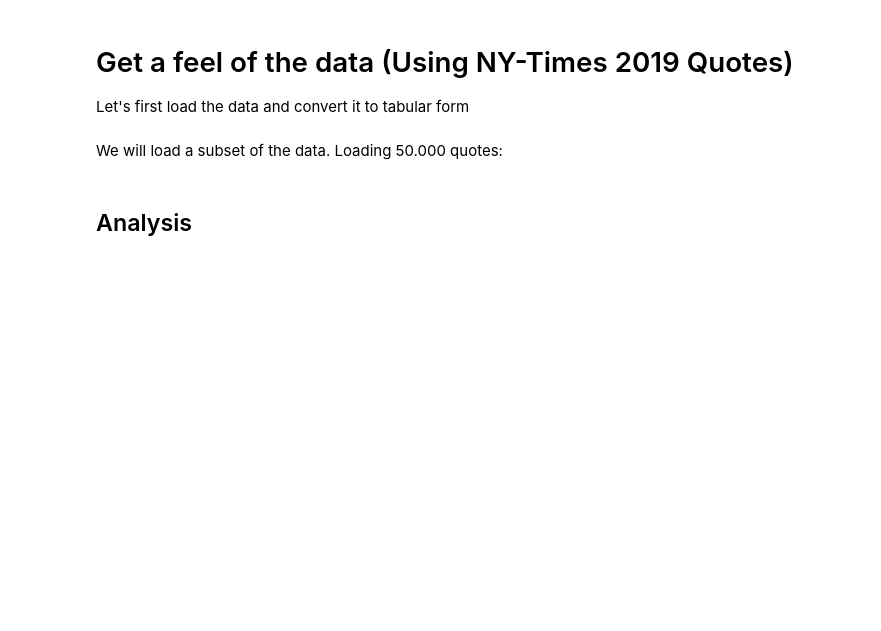
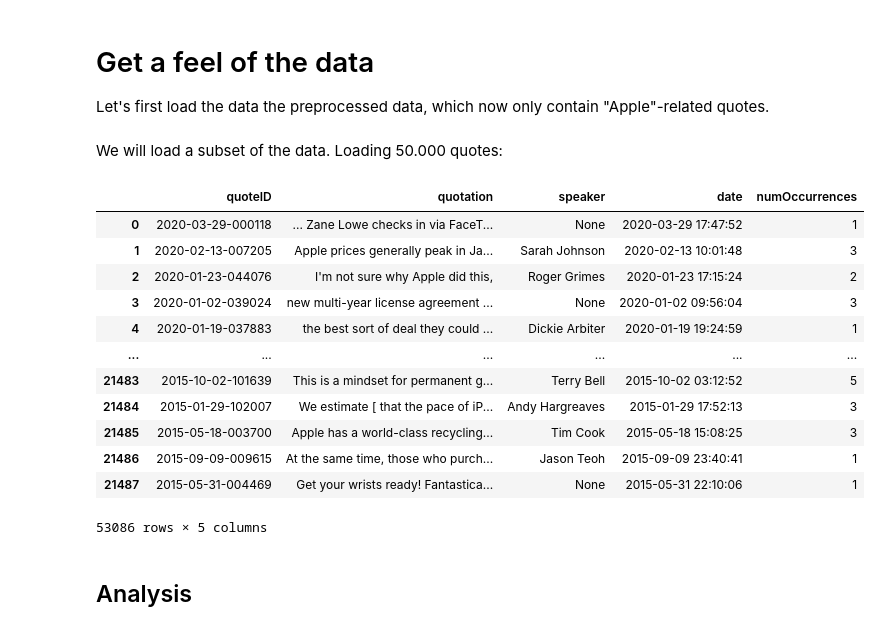
Before and after one commit to epfl-ada/ada-2021-project-club6analysis, a Jupyter notebook: ADA_initial_analysis.ipynb, the cells around one changed output. Cells and saved outputs as stored; diff of their text form; code cells hidden in the pictures; blank space fills up the shorter version.

```diff
--- a/ADA_initial_analysis.ipynb
+++ b/ADA_initial_analysis.ipynb
@@ -5,6 +5,6 @@ import matplotlib.pyplot as plt
 import numpy as np
 import datetime as dt
 # %% [markdown]
-# Get a feel of the data (Using NY-Times 2019 Quotes)
+# Get a feel of the data
 
-Let's first load the data and convert it to tabular form
+Let's first load the data the preprocessed data, which now only contain "Apple"-related quotes.
@@ -55,2 +19,16 @@ We will load a subset of the data. Loading 50.000 quotes:
 # %%
-df = generate_data_model(data,50000)
+df
+# %% [output]
+|  | quoteID | quotation | speaker | date | numOccurrences |
+| 0 | 2020-03-29-000118 | ... Zane Lowe checks in via FaceT... | None | 2020-03-29 17:47:52 | 1 |
+| 1 | 2020-02-13-007205 | Apple prices generally peak in Ja... | Sarah Johnson | 2020-02-13 10:01:48 | 3 |
+| 2 | 2020-01-23-044076 | I'm not sure why Apple did this, | Roger Grimes | 2020-01-23 17:15:24 | 2 |
+| 3 | 2020-01-02-039024 | new multi-year license agreement ... | None | 2020-01-02 09:56:04 | 3 |
+| 4 | 2020-01-19-037883 | the best sort of deal they could ... | Dickie Arbiter | 2020-01-19 19:24:59 | 1 |
+| ... | ... | ... | ... | ... | ... |
+| 21483 | 2015-10-02-101639 | This is a mindset for permanent g... | Terry Bell | 2015-10-02 03:12:52 | 5 |
+| 21484 | 2015-01-29-102007 | We estimate [ that the pace of iP... | Andy Hargreaves | 2015-01-29 17:52:13 | 3 |
+| 21485 | 2015-05-18-003700 | Apple has a world-class recycling... | Tim Cook | 2015-05-18 15:08:25 | 3 |
+| 21486 | 2015-09-09-009615 | At the same time, those who purch... | Jason Teoh | 2015-09-09 23:40:41 | 1 |
+| 21487 | 2015-05-31-004469 | Get your wrists ready! Fantastica... | None | 2015-05-31 22:10:06 | 1 |
+53086 rows × 5 columns
```
Also changed, not shown: parts of 13 cells of this notebook.
